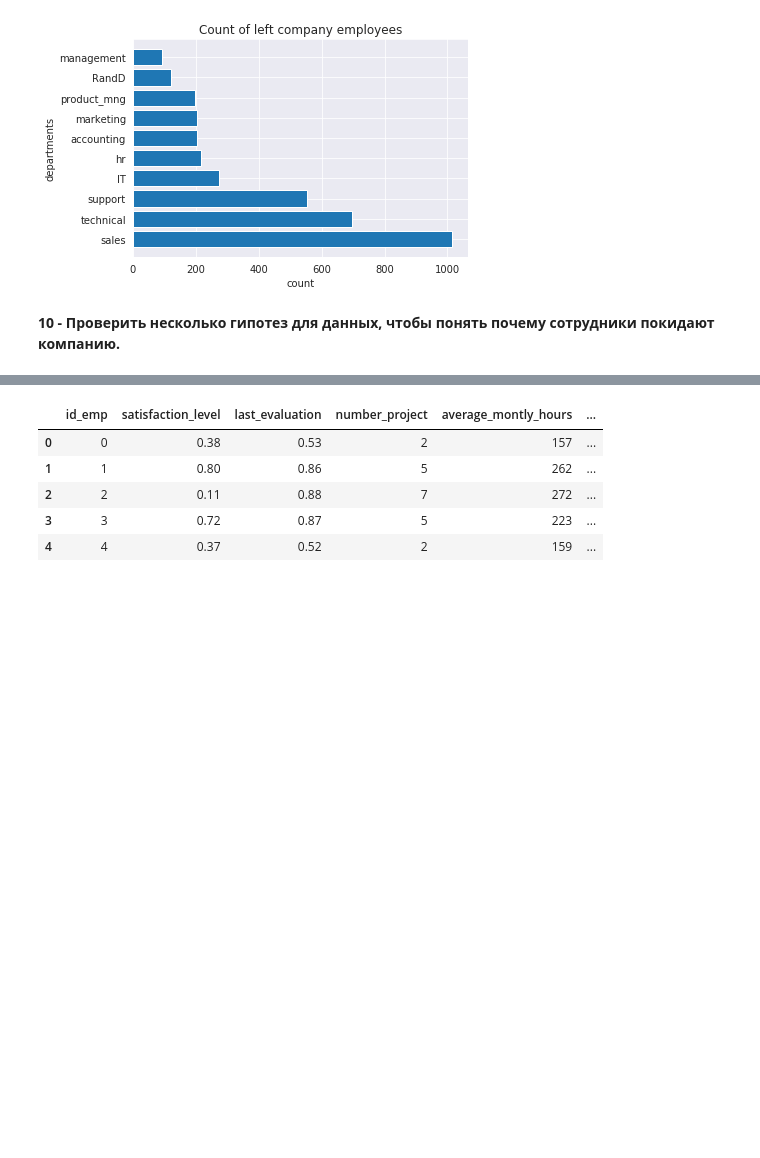
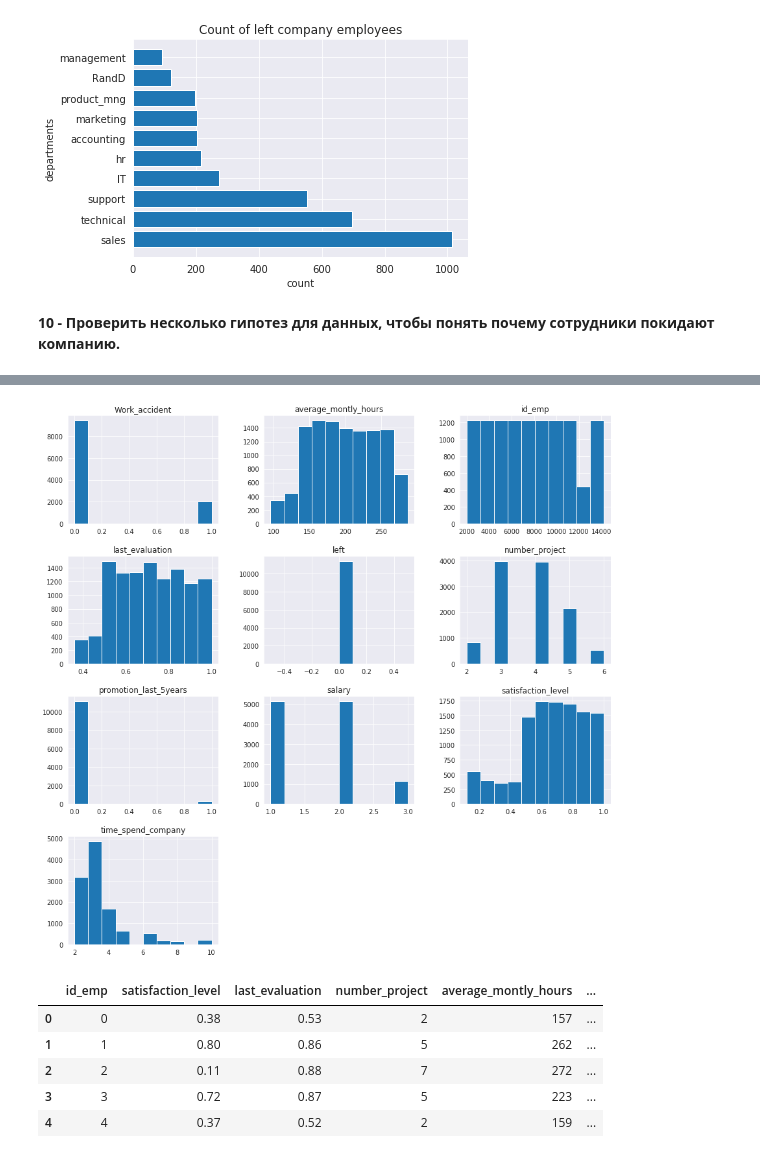
Before and after one commit to Geringer13/Netology_pyda, a Jupyter notebook: Diploma_work.ipynb, the cells around one changed output, grey strips where cells are left out. Drawn from its saved outputs; the diff is of its cells as text; code cells hidden in the pictures; blank space fills up the shorter version.

```diff
--- a/Diploma_work.ipynb
+++ b/Diploma_work.ipynb
@@ -648,0 +674,2 @@ plt.show()
+# %%
+all_left = data[data['left']==0]
@@ -649,3 +681,8 @@ plt.show()
+# %%
+all_left.hist(figsize=(15,15))
+plt.show()
+# %% [output]
+[figure, added]
 # %%
 data.head()
 # %% [output]
```
Also changed, not shown: parts of 5 cells of this notebook.
